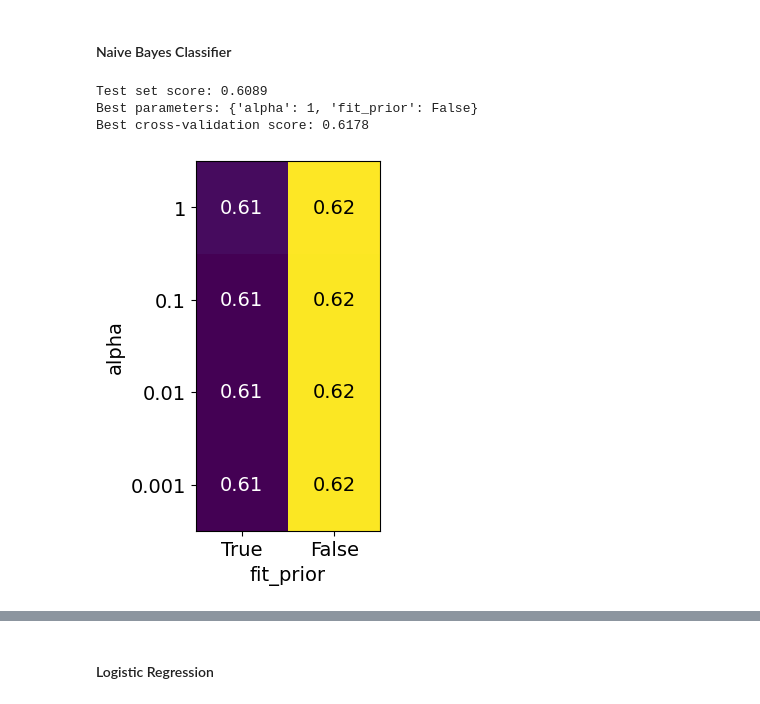
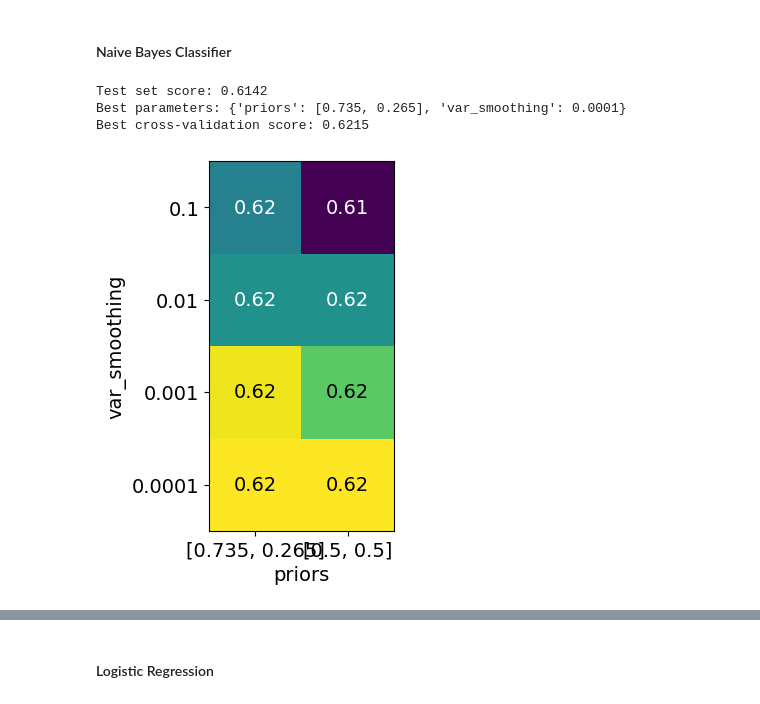
Before and after one commit to edab96/AI-and-Robotics-Project, a Jupyter notebook: Churn_Prediction.ipynb, the cells around one changed output, grey strips where cells are left out. Saved outputs shown, nothing was run; the diff lists cells and outputs as text; code cells hidden in the pictures.

```diff
--- a/Churn_Prediction.ipynb
+++ b/Churn_Prediction.ipynb
@@ -560,15 +538,15 @@ Best cross-validation score: 0.5859
 # %% [markdown]
 #### Naive Bayes Classifier
 # %%
-from sklearn.naive_bayes import MultinomialNB
+from sklearn.naive_bayes import GaussianNB
 
-param_grid = {'alpha': [0.001, 0.01, 0.1, 1],
-'fit_prior': [True, False]}
+param_grid = {'var_smoothing': [1e-4, 1e-3, 0.01, 0.1],
+              'priors': [[0.735,0.265], [0.5,0.5]]}
 
-runGridSearch(MultinomialNB(), param_grid)
-plotGridSearchRuns('alpha', 'fit_prior')
+runGridSearch(GaussianNB(), param_grid)
+plotGridSearchRuns('var_smoothing', 'priors')
 # %% [output]
-Test set score: 0.6089
-Best parameters: {'alpha': 1, 'fit_prior': False}
-Best cross-validation score: 0.6178
+Test set score: 0.6142
+Best parameters: {'priors': [0.735, 0.265], 'var_smoothing': 0.0001}
+Best cross-validation score: 0.6215
-[figure, old version]
+[figure, new version]
```
Also changed, not shown: parts of 23 cells of this notebook, 1 other file.
